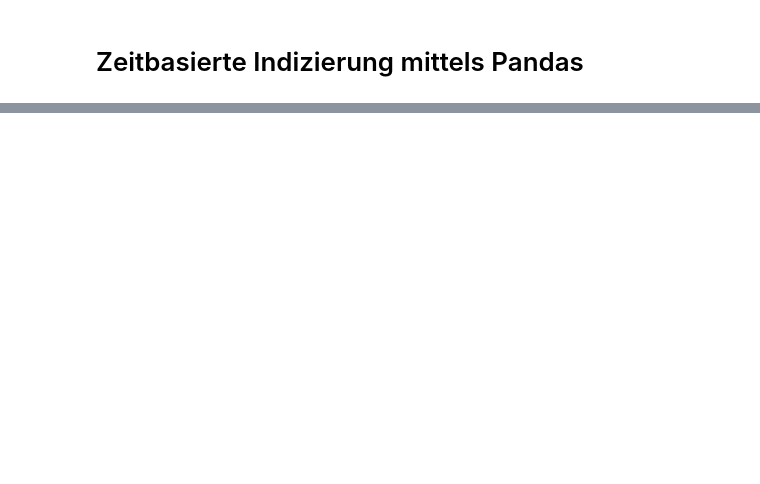
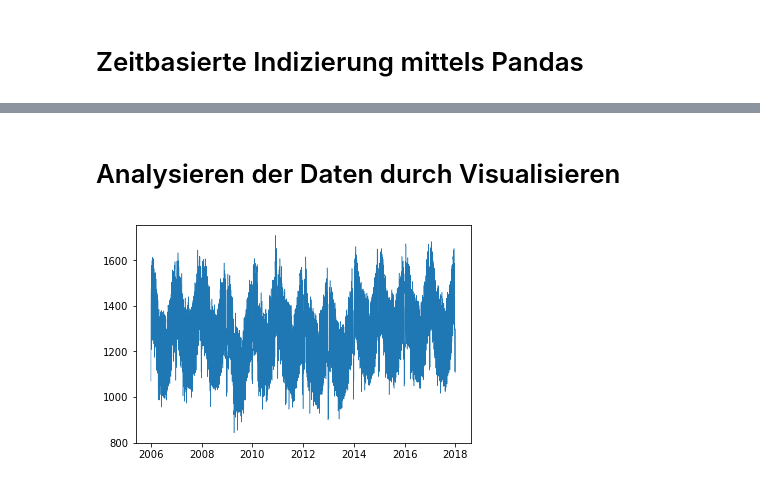
Before and after one commit to juebrauer/course_introduction_to_python, a Jupyter notebook: 10_fallstudie_gruene_energie/fallstudie_gruene_energie.ipynb, the cells around one changed output, grey strips where cells are left out. Drawn from its saved outputs; the diff is of its cells as text; code cells hidden in the pictures; blank space fills up the shorter version.

```diff
--- a/10_fallstudie_gruene_energie/fallstudie_gruene_energie.ipynb
+++ b/10_fallstudie_gruene_energie/fallstudie_gruene_energie.ipynb
@@ -250,0 +310,9 @@ d
+# %% [markdown]
+# Analysieren der Daten durch Visualisieren
+# %%
+import matplotlib.pyplot as plt
+
+plt.plot( d["Consumption"], linewidth=0.5 )
+plt.show()
+# %% [output]
+[figure, added]
```
Also changed, not shown: parts of 43 cells of this notebook.
